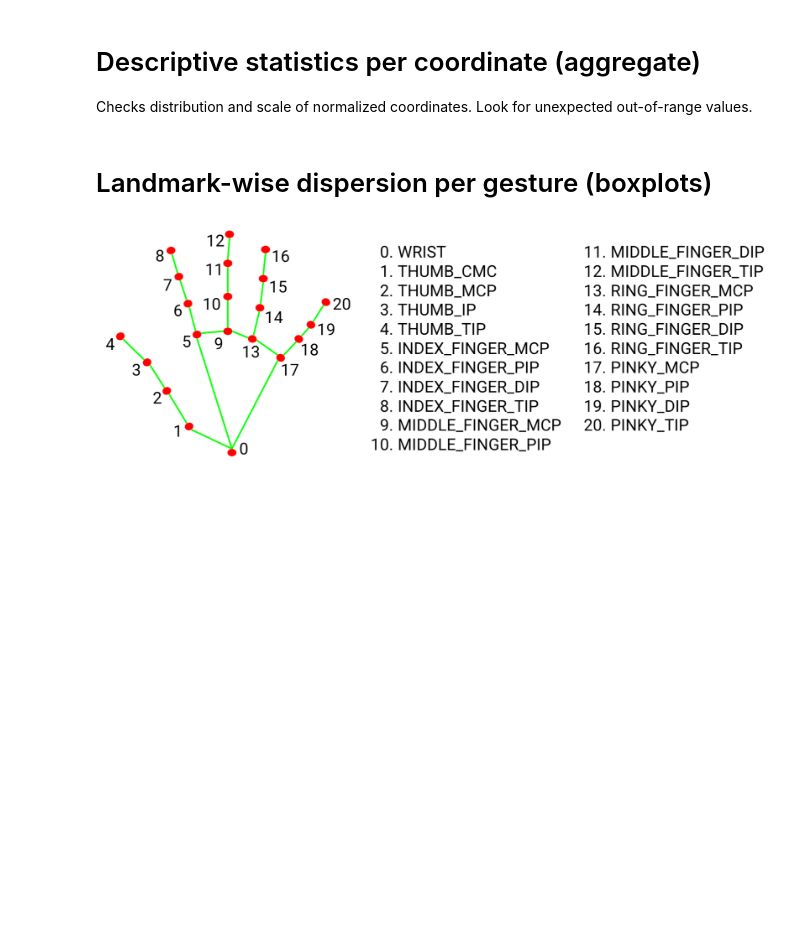
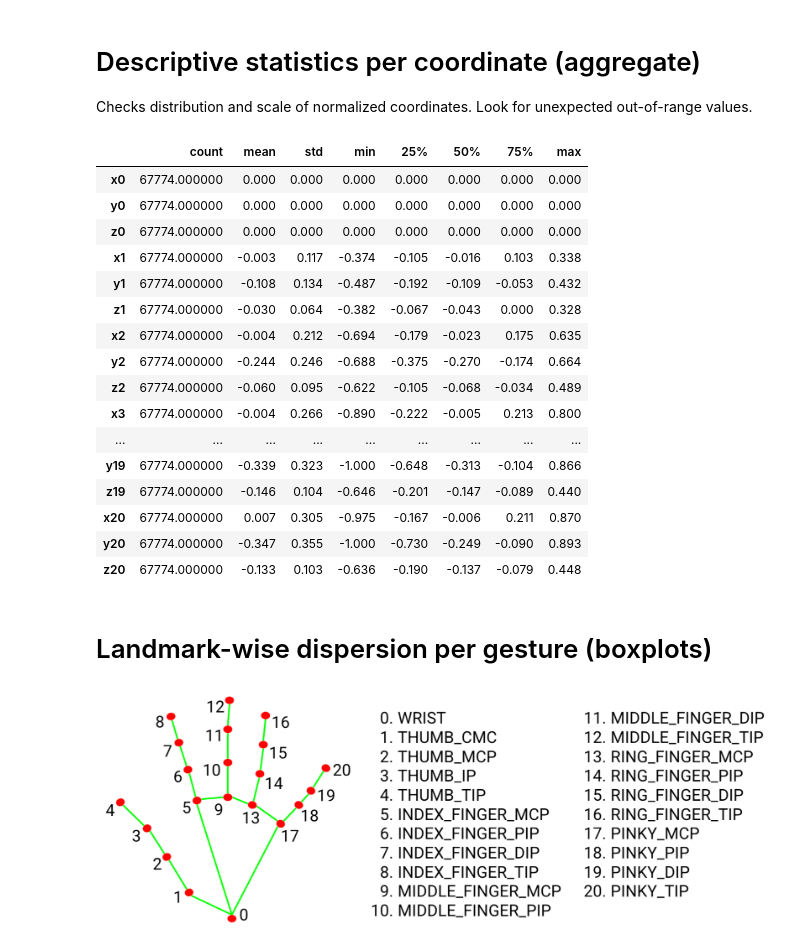
Before and after one commit to fleeshka/Hand-Gesture-Recognition, a Jupyter notebook: notebooks/prepare_data_training.ipynb, the cells around one changed output. Drawn from its saved outputs; the diff is of its cells as text; code cells hidden in the pictures; blank space fills up the shorter version.

```diff
--- a/notebooks/prepare_data_training.ipynb
+++ b/notebooks/prepare_data_training.ipynb
@@ -90,12 +117,30 @@ display(pivot.style.background_gradient(cmap="Blues").format("{:.0f}"))
 
 Checks distribution and scale of normalized coordinates. Look for unexpected out-of-range values.
 # %%
-landmark_cols = [c for c in combined_df.columns if c not in ("gesture","is_right_hand")]
-desc = combined_df[landmark_cols].describe().T  # mean, std, min, max, etc.
+landmark_cols = [c for c in df.columns if c not in ("gesture","is_right_hand")]
+desc = df[landmark_cols].describe().T  # mean, std, min, max, etc.
 desc = desc[["count","mean","std","min","25%","50%","75%","max"]]
 display(desc.style.format({
     "mean": "{:.3f}", "std": "{:.3f}", "min":"{:.3f}", "25%":"{:.3f}", "50%":"{:.3f}", "75%":"{:.3f}", "max":"{:.3f}"
 }))
+# %% [output]
+|  | count | mean | std | min | 25% | 50% | 75% | max |
+| x0 | 67774.000000 | 0.000 | 0.000 | 0.000 | 0.000 | 0.000 | 0.000 | 0.000 |
+| y0 | 67774.000000 | 0.000 | 0.000 | 0.000 | 0.000 | 0.000 | 0.000 | 0.000 |
+| z0 | 67774.000000 | 0.000 | 0.000 | 0.000 | 0.000 | 0.000 | 0.000 | 0.000 |
+| x1 | 67774.000000 | -0.003 | 0.117 | -0.374 | -0.105 | -0.016 | 0.103 | 0.338 |
+| y1 | 67774.000000 | -0.108 | 0.134 | -0.487 | -0.192 | -0.109 | -0.053 | 0.432 |
+| z1 | 67774.000000 | -0.030 | 0.064 | -0.382 | -0.067 | -0.043 | 0.000 | 0.328 |
+| x2 | 67774.000000 | -0.004 | 0.212 | -0.694 | -0.179 | -0.023 | 0.175 | 0.635 |
+| y2 | 67774.000000 | -0.244 | 0.246 | -0.688 | -0.375 | -0.270 | -0.174 | 0.664 |
+| z2 | 67774.000000 | -0.060 | 0.095 | -0.622 | -0.105 | -0.068 | -0.034 | 0.489 |
+| x3 | 67774.000000 | -0.004 | 0.266 | -0.890 | -0.222 | -0.005 | 0.213 | 0.800 |
+| ... | ... | ... | ... | ... | ... | ... | ... | ... |
+| y19 | 67774.000000 | -0.339 | 0.323 | -1.000 | -0.648 | -0.313 | -0.104 | 0.866 |
+| z19 | 67774.000000 | -0.146 | 0.104 | -0.646 | -0.201 | -0.147 | -0.089 | 0.440 |
+| x20 | 67774.000000 | 0.007 | 0.305 | -0.975 | -0.167 | -0.006 | 0.211 | 0.870 |
+| y20 | 67774.000000 | -0.347 | 0.355 | -1.000 | -0.730 | -0.249 | -0.090 | 0.893 |
+| z20 | 67774.000000 | -0.133 | 0.103 | -0.636 | -0.190 | -0.137 | -0.079 | 0.448 |
 # %% [markdown]
 # Landmark-wise dispersion per gesture (boxplots)
 # %% [markdown]
```
Also changed, not shown: parts of 5 cells of this notebook, 1 other file.
